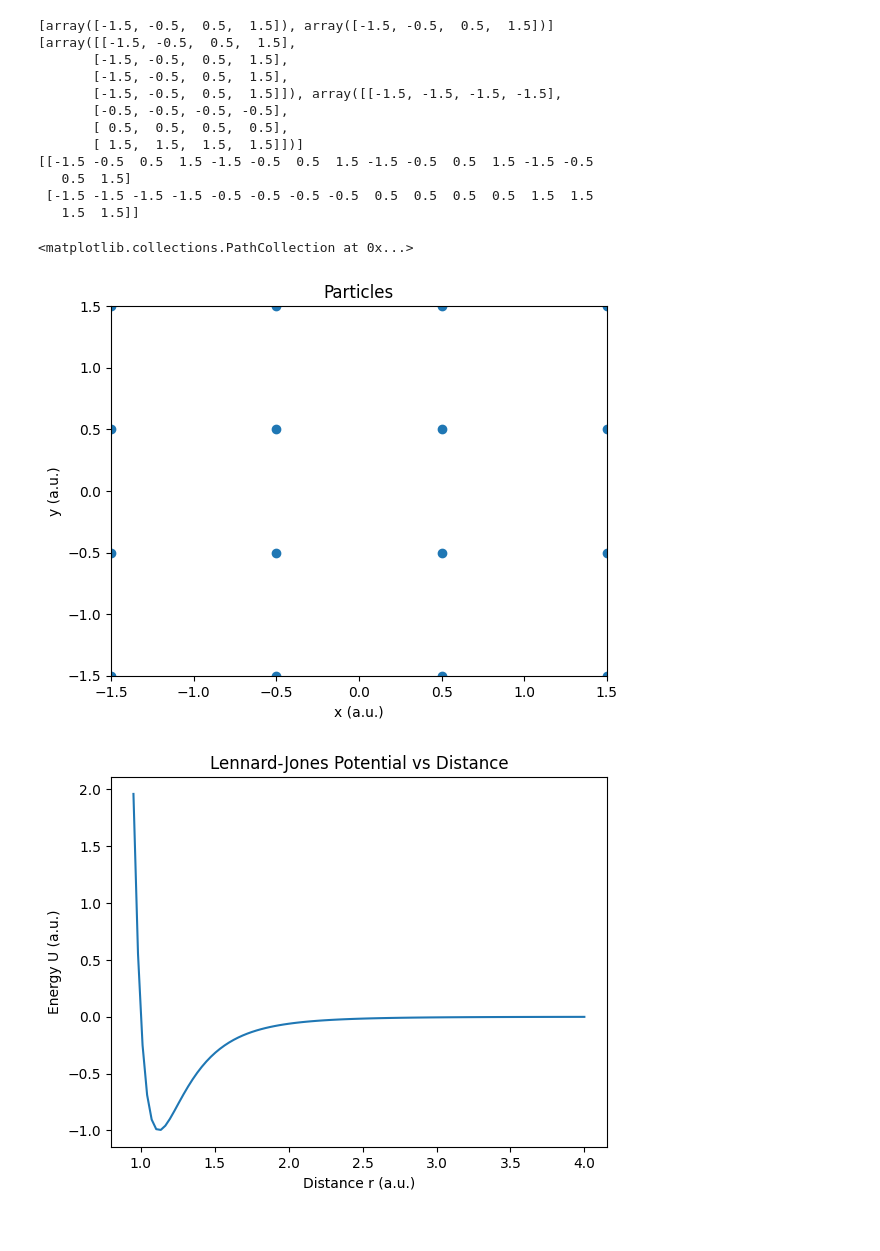
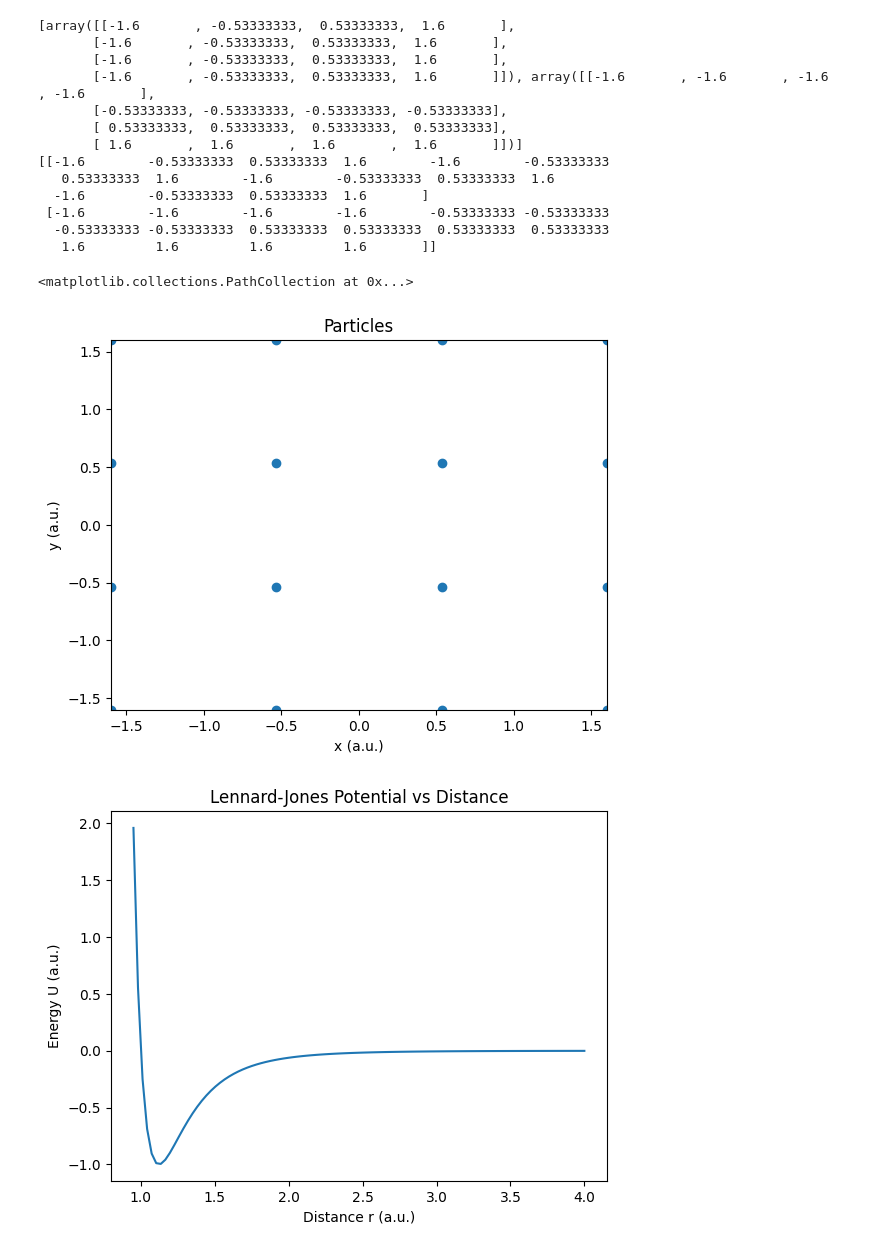
Before and after one commit to julius-clegg/Molecular-Dynamics-Simulation, a Jupyter notebook: PHYS2020 Project.ipynb, the cells around one changed output. Drawn from its saved outputs; the diff is of its cells as text; code cells hidden in the pictures.

```diff
--- a/PHYS2020 Project.ipynb
+++ b/PHYS2020 Project.ipynb
@@ -10,50 +12,58 @@ from matplotlib.animation import PillowWriter
 # SET UP RANDOM INITIAL CONDITIONS
 rng = np.random.default_rng(seed=102)
 
 EPSILON = 1
 SIGMA = 1
+M = 1
 X_U_MIN = 2**(1/6)*SIGMA
-K = 0.75
+CONTAINER_FACTOR = 0.8
+LATTICE_SPACING_FACTOR = 0.8
 
 L = 4
 N = L*L
 DIM = 2
-X_LOWER,X_UPPER = -(L/2)*K,(L/2)*K
+X_LOWER,X_UPPER = -(L/2)*CONTAINER_FACTOR,(L/2)*CONTAINER_FACTOR
+X_LOWER,X_UPPER = -(L/2)*CONTAINER_FACTOR,(L/2)*CONTAINER_FACTOR
 # V_LOWER,V_UPPER = -0.1, 0.1
 V_SPREAD = 0.1
 # create random x and y coordinates for each particle, between 0 and 1
 # r = rng.uniform(X_LOWER, X_UPPER, (DIM,N))
 # r = rng.uniform(X_LOWER, X_UPPER, (DIM,N))
-r = np.meshgrid(*[np.linspace(X_LOWER,X_UPPER,L) for i in range(DIM)])
-print([np.linspace(X_LOWER,X_UPPER,L) for i in range(DIM)])
+
+def generate_square_lattice(A,B):
+    return np.meshgrid(*[np.linspace(X_LOWER,X_UPPER,L) for i in range(DIM)])
+
+
+r = generate_square_lattice(L,L)
 print(r)
 r = np.vstack(list(map(np.concatenate,r)))
 print(r)
 
 # r = np.array([[0,0],[0.5,1],[1,0.3]]).T
 # v = rng.uniform(V_LOWER, V_UPPER, (DIM,N))
 v = rng.normal(0, V_SPREAD, (DIM,N))
 plt.title("Particles")
 plt.xlim(X_LOWER, X_UPPER)
 plt.ylim(X_LOWER, X_UPPER)
 plt.xlabel("x (a.u.)")
 plt.ylabel("y (a.u.)")
 plt.scatter(*r)
 # %% [output]
-[array([-1.5, -0.5,  0.5,  1.5]), array([-1.5, -0.5,  0.5,  1.5])]
-[array([[-1.5, -0.5,  0.5,  1.5],
-       [-1.5, -0.5,  0.5,  1.5],
-       [-1.5, -0.5,  0.5,  1.5],
-       [-1.5, -0.5,  0.5,  1.5]]), array([[-1.5, -1.5, -1.5, -1.5],
-       [-0.5, -0.5, -0.5, -0.5],
-       [ 0.5,  0.5,  0.5,  0.5],
-       [ 1.5,  1.5,  1.5,  1.5]])]
-[[-1.5 -0.5  0.5  1.5 -1.5 -0.5  0.5  1.5 -1.5 -0.5  0.5  1.5 -1.5 -0.5
-   0.5  1.5]
- [-1.5 -1.5 -1.5 -1.5 -0.5 -0.5 -0.5 -0.5  0.5  0.5  0.5  0.5  1.5  1.5
-   1.5  1.5]]
+[array([[-1.6       , -0.53333333,  0.53333333,  1.6       ],
+       [-1.6       , -0.53333333,  0.53333333,  1.6       ],
+       [-1.6       , -0.53333333,  0.53333333,  1.6       ],
+       [-1.6       , -0.53333333,  0.53333333,  1.6       ]]), array([[-1.6       , -1.6       , -1.6       , -1.6       ],
+       [-0.53333333, -0.53333333, -0.53333333, -0.53333333],
+       [ 0.53333333,  0.53333333,  0.53333333,  0.53333333],
+       [ 1.6       ,  1.6       ,  1.6       ,  1.6       ]])]
+[[-1.6        -0.53333333  0.53333333  1.6        -1.6        -0.53333333
+   0.53333333  1.6        -1.6        -0.53333333  0.53333333  1.6
+  -1.6        -0.53333333  0.53333333  1.6       ]
+ [-1.6        -1.6        -1.6        -1.6        -0.53333333 -0.53333333
+  -0.53333333 -0.53333333  0.53333333  0.53333333  0.53333333  0.53333333
+   1.6         1.6         1.6         1.6       ]]
 <matplotlib.collections.PathCollection at 0x...>
-[figure, old version]
+[figure, new version]
 # %%
 class Symbolic():
     epsilon = sp.Symbol("epsilon")
```
Also changed, not shown: parts of 5 cells of this notebook, 1 other file.
